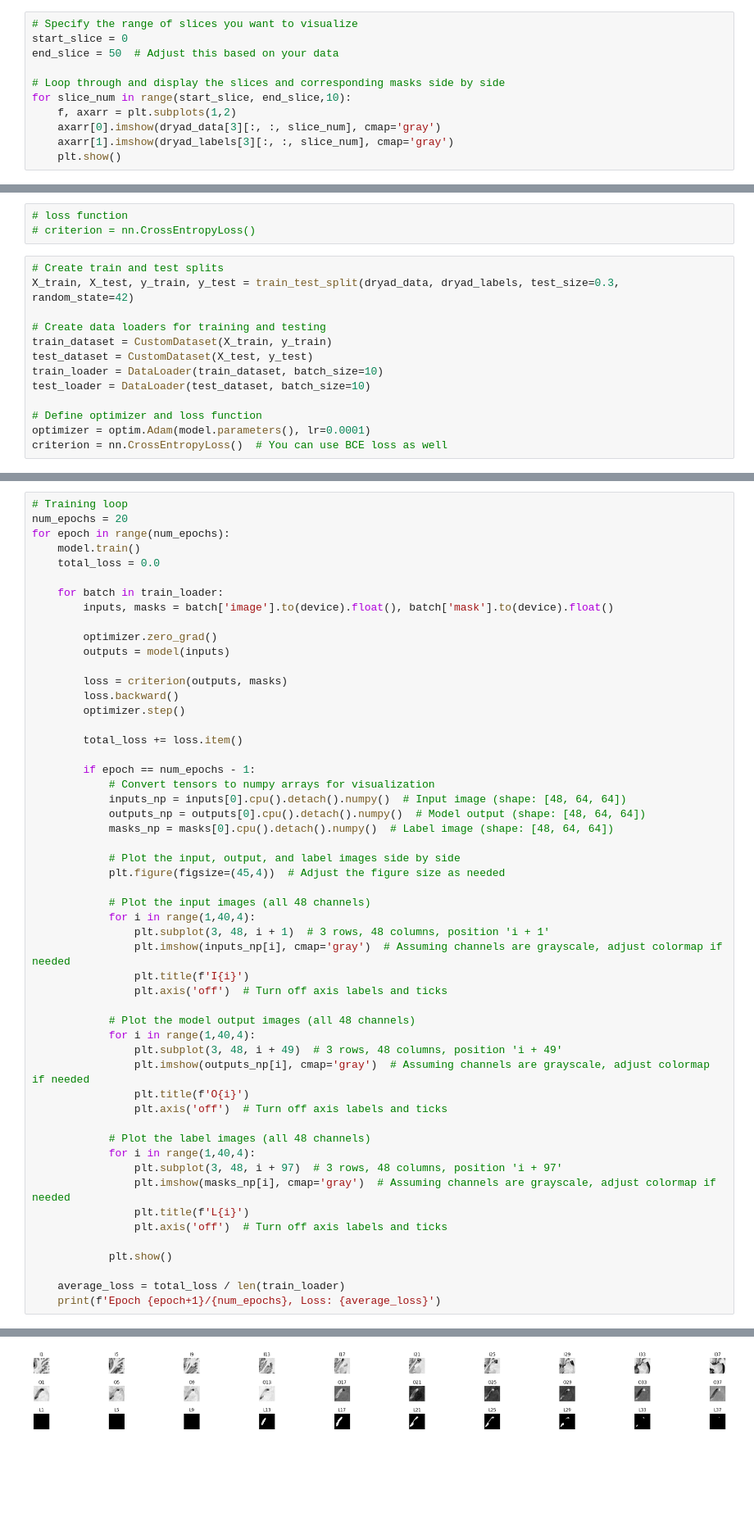
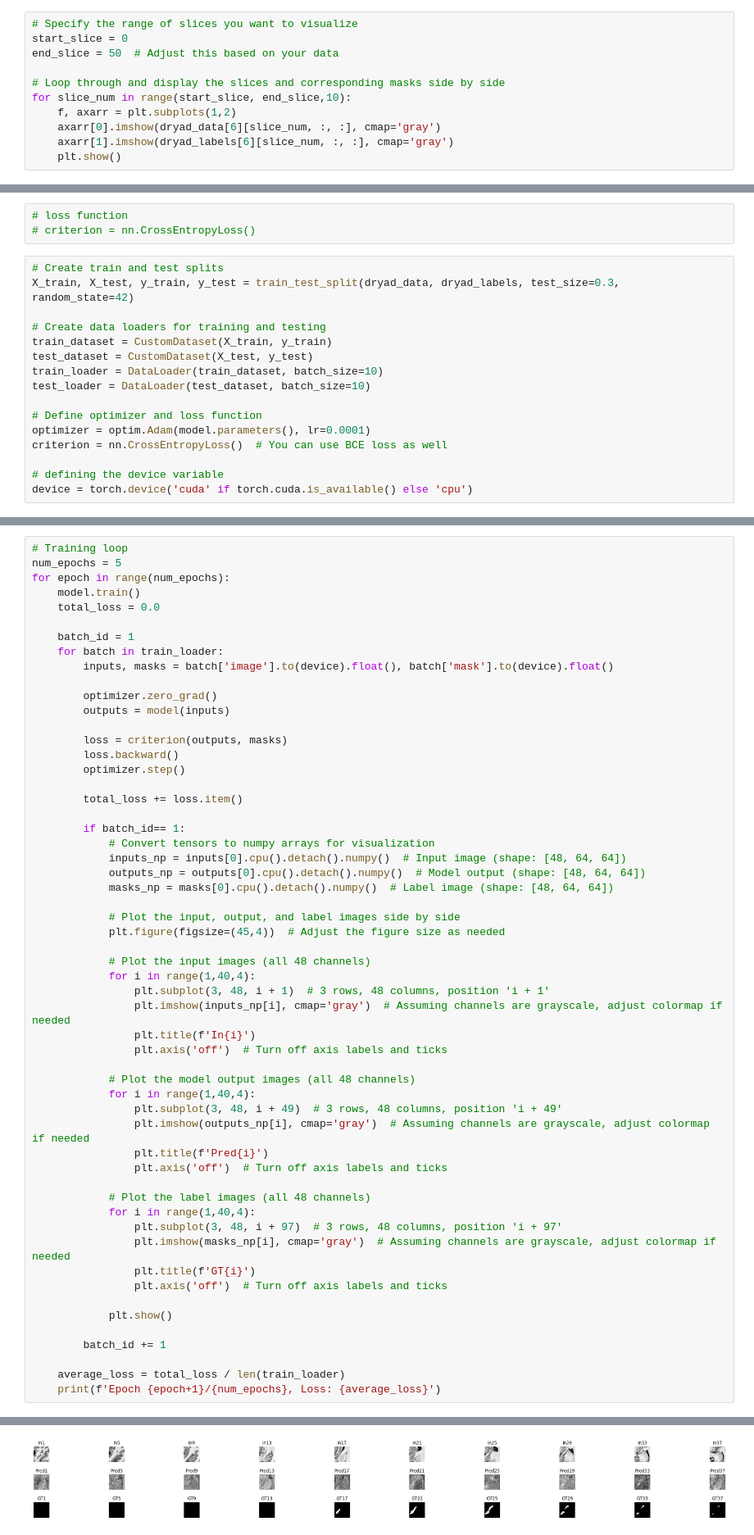
Before and after one commit to Anika-Roy/Hippocampus-Segmentation, a Jupyter notebook: task.ipynb, the cells around one changed output, grey strips where cells are left out. Shown at 82% size. Saved outputs shown, nothing was run; the diff lists cells and outputs as text; blank space fills up the shorter version.

```diff
--- a/task.ipynb
+++ b/task.ipynb
@@ -124,7 +124,7 @@ end_slice = 50  # Adjust this based on your data
 # Loop through and display the slices and corresponding masks side by side
 for slice_num in range(start_slice, end_slice,10):
     f, axarr = plt.subplots(1,2)
-    axarr[0].imshow(dryad_data[3][:, :, slice_num], cmap='gray')
-    axarr[1].imshow(dryad_labels[3][:, :, slice_num], cmap='gray')
+    axarr[0].imshow(dryad_data[6][slice_num, :, :], cmap='gray')
+    axarr[1].imshow(dryad_labels[6][slice_num, :, :], cmap='gray')
     plt.show()
 # %% [output]
@@ -283,6 +283,9 @@ test_loader = DataLoader(test_dataset, batch_size=10)
 # Define optimizer and loss function
 optimizer = optim.Adam(model.parameters(), lr=0.0001)
 criterion = nn.CrossEntropyLoss()  # You can use BCE loss as well
+
+# defining the device variable
+device = torch.device('cuda' if torch.cuda.is_available() else 'cpu')
 # %%
 # import matplotlib.pyplot as plt
 
@@ -306,11 +309,12 @@ criterion = nn.CrossEntropyLoss()  # You can use BCE loss as well
 #     print(f'Epoch {epoch+1}/{num_epochs}, Loss: {loss.item()}')
 # %%
 # Training loop
-num_epochs = 20
+num_epochs = 5
 for epoch in range(num_epochs):
     model.train()
     total_loss = 0.0
 
+    batch_id = 1
     for batch in train_loader:
         inputs, masks = batch['image'].to(device).float(), batch['mask'].to(device).float()
 
@@ -323,7 +327,7 @@ for epoch in range(num_epochs):
 
         total_loss += loss.item()
 
-        if epoch == num_epochs - 1:
+        if batch_id== 1:
             # Convert tensors to numpy arrays for visualization
             inputs_np = inputs[0].cpu().detach().numpy()  # Input image (shape: [48, 64, 64])
             outputs_np = outputs[0].cpu().detach().numpy()  # Model output (shape: [48, 64, 64])
@@ -336,25 +340,27 @@ for epoch in range(num_epochs):
             for i in range(1,40,4):
                 plt.subplot(3, 48, i + 1)  # 3 rows, 48 columns, position 'i + 1'
                 plt.imshow(inputs_np[i], cmap='gray')  # Assuming channels are grayscale, adjust colormap if needed
-                plt.title(f'I{i}')
+                plt.title(f'In{i}')
                 plt.axis('off')  # Turn off axis labels and ticks
 
             # Plot the model output images (all 48 channels)
             for i in range(1,40,4):
                 plt.subplot(3, 48, i + 49)  # 3 rows, 48 columns, position 'i + 49'
                 plt.imshow(outputs_np[i], cmap='gray')  # Assuming channels are grayscale, adjust colormap if needed
-                plt.title(f'O{i}')
+                plt.title(f'Pred{i}')
                 plt.axis('off')  # Turn off axis labels and ticks
 
             # Plot the label images (all 48 channels)
             for i in range(1,40,4):
                 plt.subplot(3, 48, i + 97)  # 3 rows, 48 columns, position 'i + 97'
                 plt.imshow(masks_np[i], cmap='gray')  # Assuming channels are grayscale, adjust colormap if needed
-                plt.title(f'L{i}')
+                plt.title(f'GT{i}')
                 plt.axis('off')  # Turn off axis labels and ticks
 
             plt.show()
 
+        batch_id += 1
+
     average_loss = total_loss / len(train_loader)
     print(f'Epoch {epoch+1}/{num_epochs}, Loss: {average_loss}')
 # %% [output]
@@ -382 +371 @@ Epoch 19/20, Loss: 3.4352232813835144
-[figure, old version]
+[figure, new version]
```
Also changed, not shown: parts of 6 cells of this notebook.
